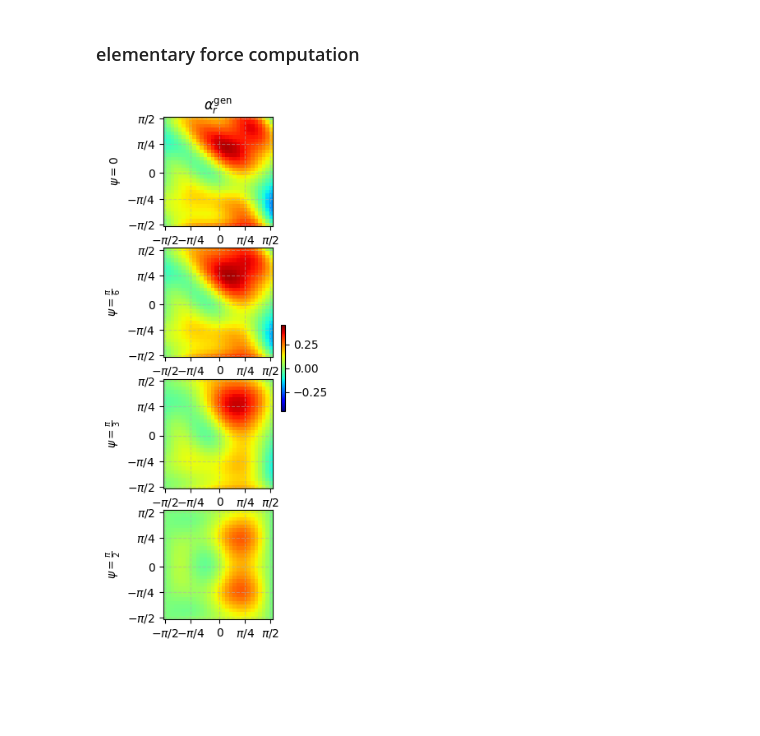
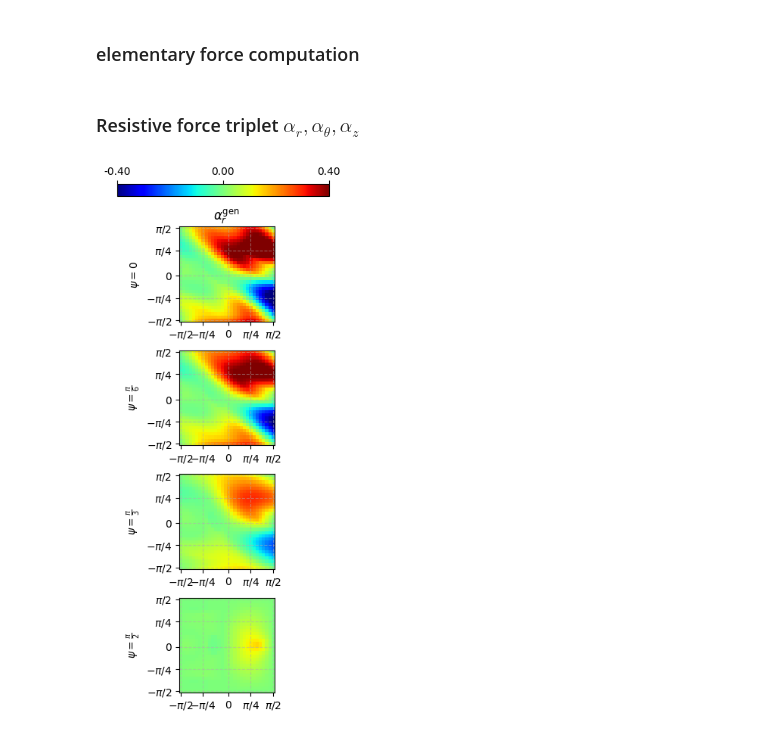
Before and after one commit to jnskkmhr/IsaacLab, a Jupyter notebook: source/isaaclab_tasks/isaaclab_tasks/manager_based/locomotion/velocity/config/object_soft_terrain/mdp/physics/debug_resistive_force.ipynb, the cells around one changed output. Drawn from its saved outputs; the diff is of its cells as text; code cells hidden in the pictures; blank space fills up the shorter version.

```diff
--- a/source/isaaclab_tasks/isaaclab_tasks/manager_based/locomotion/velocity/config/object_soft_terrain/mdp/physics/debug_resistive_force.ipynb
+++ b/source/isaaclab_tasks/isaaclab_tasks/manager_based/locomotion/velocity/config/object_soft_terrain/mdp/physics/debug_resistive_force.ipynb
@@ -78,7 +79,7 @@ class Material3DRFTCfg:
 
     stiffness: float = 1.0
     static_friction_coef: float = 1.0
-    dynamic_friction_coef: float = 0.4
+    dynamic_friction_coef: float = 0.15
     mu_int: float = 0.4
 # %% [markdown]
 ### elementary force computation
@@ -190,7 +172,9 @@ alpha_z_vis = alpha_z.reshape(M, N, N)
+# %% [markdown]
+### Resistive force triplet $\alpha_r, \alpha_{\theta}, \alpha_z$
 # %%
 fig, axs = plt.subplots(M, 1, figsize=(4, 8))
 
-vmin, vmax = -0.45, 0.45
+vmin, vmax = -0.4, 0.4
 
 
 # alpha_r
@@ -199,37 +183,47 @@ ax.imshow(alpha_r_vis[0], cmap='jet', vmin=vmin, vmax=vmax)
 ax.set_title(r"$\alpha_r^\text{gen}$")
 ax.set_ylabel(r'$\psi=0$')
 ax.grid(True, linestyle='--', alpha=0.5)
 ax.set_xticks([0, N//4, N//2, 3*N//4, N-1], [r"$-\pi/2$", r"$-\pi/4$", "0", r"$\pi/4$", r"$\pi/2$"])
 ax.set_yticks([0, N//4, N//2, 3*N//4, N-1], [r"$\pi/2$", r"$\pi/4$", "0", r"$-\pi/4$", r"$-\pi/2$"])
 
 ax = axs[1]
 ax.imshow(alpha_r_vis[1], cmap='jet', vmin=vmin, vmax=vmax)
 ax.set_ylabel(r'$\psi=\frac{\pi}{6}$')
 ax.grid(True, linestyle='--', alpha=0.5)
 ax.set_xticks([0, N//4, N//2, 3*N//4, N-1], [r"$-\pi/2$", r"$-\pi/4$", "0", r"$\pi/4$", r"$\pi/2$"])
 ax.set_yticks([0, N//4, N//2, 3*N//4, N-1], [r"$\pi/2$", r"$\pi/4$", "0", r"$-\pi/4$", r"$-\pi/2$"])
 
 ax = axs[2]
 ax.imshow(alpha_r_vis[2], cmap='jet', vmin=vmin, vmax=vmax)
 ax.set_ylabel(r'$\psi=\frac{\pi}{3}$')
 ax.grid(True, linestyle='--', alpha=0.5)
 ax.set_xticks([0, N//4, N//2, 3*N//4, N-1], [r"$-\pi/2$", r"$-\pi/4$", "0", r"$\pi/4$", r"$\pi/2$"])
 ax.set_yticks([0, N//4, N//2, 3*N//4, N-1], [r"$\pi/2$", r"$\pi/4$", "0", r"$-\pi/4$", r"$-\pi/2$"])
 
 ax = axs[3]
 ax.imshow(alpha_r_vis[3], cmap='jet', vmin=vmin, vmax=vmax)
 ax.set_ylabel(r'$\psi=\frac{\pi}{2}$')
 ax.grid(True, linestyle='--', alpha=0.5)
 ax.set_xticks([0, N//4, N//2, 3*N//4, N-1], [r"$-\pi/2$", r"$-\pi/4$", "0", r"$\pi/4$", r"$\pi/2$"])
 ax.set_yticks([0, N//4, N//2, 3*N//4, N-1], [r"$\pi/2$", r"$\pi/4$", "0", r"$-\pi/4$", r"$-\pi/2$"])
 
-fig.tight_layout(pad=5.0)
-fig.subplots_adjust(wspace=0.5, hspace=0.2)  # no horizontal/vertical space
-plt.colorbar(axs[0].images[0], ax=axs, orientation='vertical', fraction=0.02, pad=0.04)
+# adjust layout before adding colorbar
+fig.subplots_adjust(top=0.88, hspace=0.3)
+
+# create custom colorbar axis at the top
+cbar_ax = fig.add_axes((0.15, 0.93, 0.7, 0.02))  # [left, bottom, width, height]
+cbar = fig.colorbar(axs[0].images[0], cax=cbar_ax, orientation='horizontal')
+
+# set ticks and labels
+num_color_bin = 3
+cbar.set_ticks(np.linspace(vmin, vmax, num_color_bin).tolist())
+cbar.set_ticklabels([f"{v:.2f}" for v in np.linspace(vmin, vmax, num_color_bin)])
+cbar.ax.tick_params(labelsize=10, top=True, labeltop=True, bottom=False, labelbottom=False)
+
 plt.savefig("alpha_r_gen.png", dpi=300)
 plt.show()
 # %% [output]
-[figure, old version]
+[figure, new version]
 # %%
 fig, axs = plt.subplots(M, 1, figsize=(4, 8))
 
```
Also changed, not shown: parts of 7 cells of this notebook, 20 other files.
